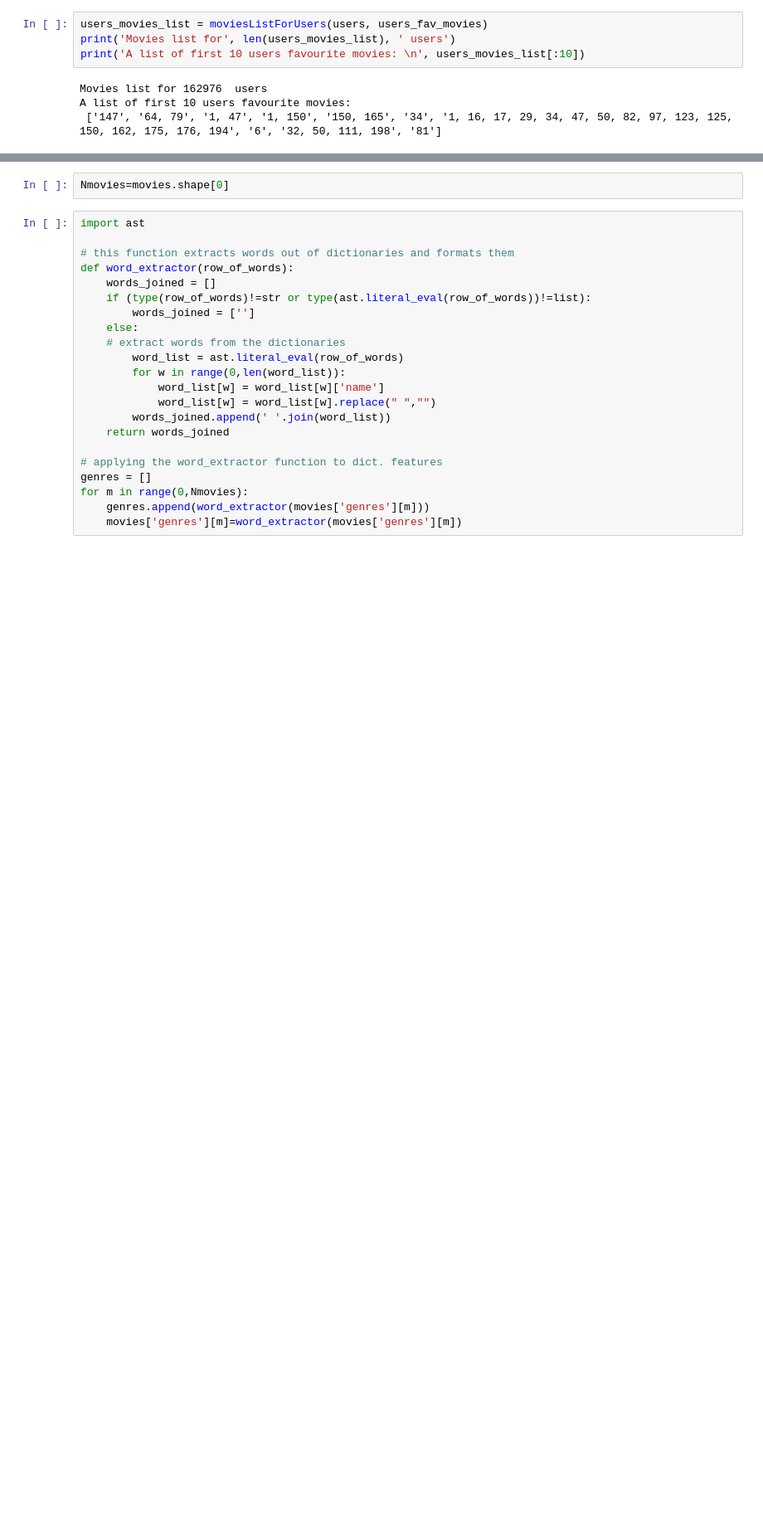
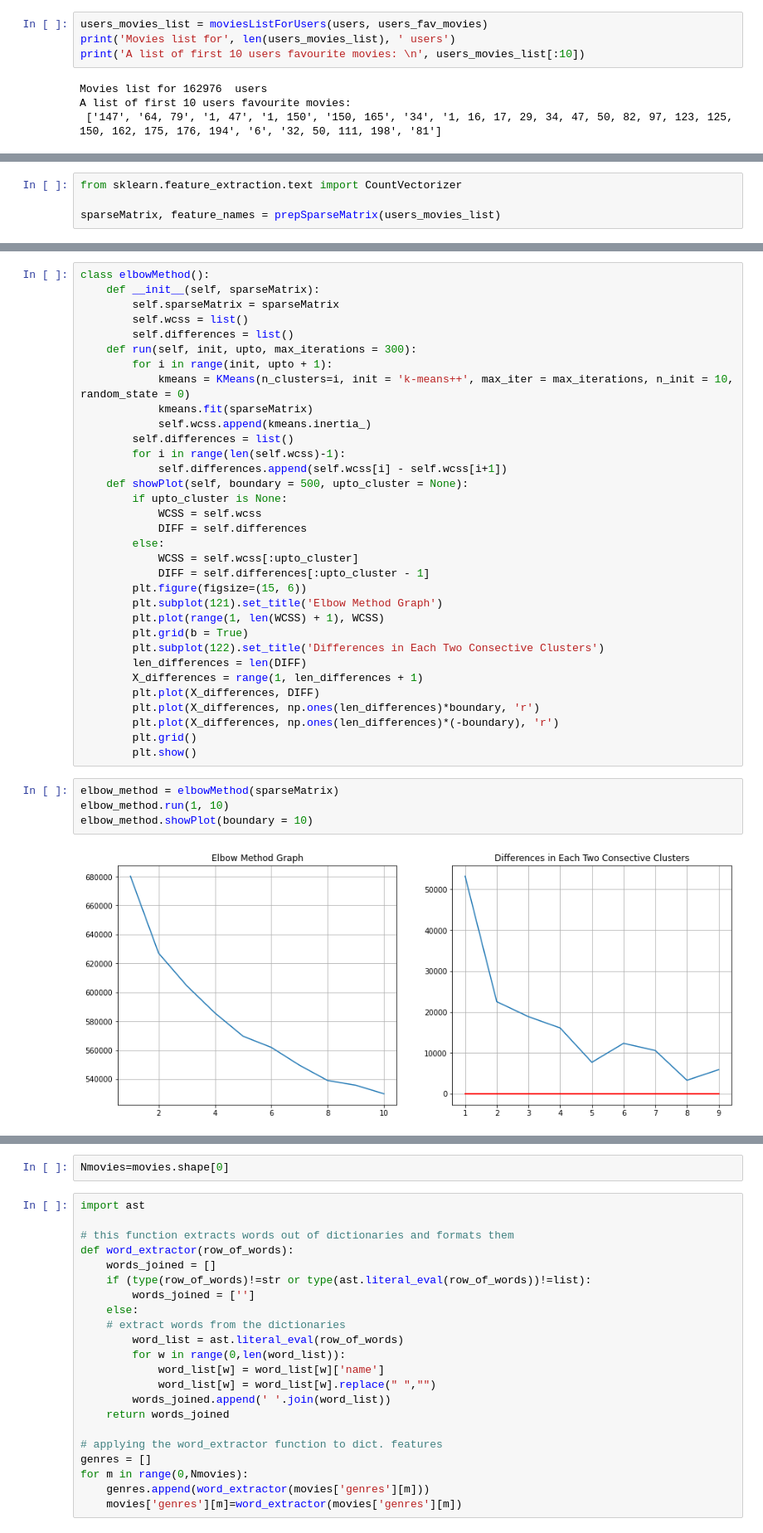
Before and after one commit to haidour18/Benchemarking-Recommender-systems-, a Jupyter notebook: Kmeans.ipynb, the cells around one changed output, grey strips where cells are left out. Shown at 83% size. Saved outputs shown, nothing was run; the diff lists cells and outputs as text; blank space fills up the shorter version.

```diff
--- a/Kmeans.ipynb
+++ b/Kmeans.ipynb
@@ -201,0 +210,4 @@ A list of first 10 users favourite movies:
+# %%
+from sklearn.feature_extraction.text import CountVectorizer
+
+sparseMatrix, feature_names = prepSparseMatrix(users_movies_list)
@@ -201,0 +260,39 @@ A list of first 10 users favourite movies:
+# %%
+class elbowMethod():
+    def __init__(self, sparseMatrix):
+        self.sparseMatrix = sparseMatrix
+        self.wcss = list()
+        self.differences = list()
+    def run(self, init, upto, max_iterations = 300):
+        for i in range(init, upto + 1):
+            kmeans = KMeans(n_clusters=i, init = 'k-means++', max_iter = max_iterations, n_init = 10, random_state = 0)
+            kmeans.fit(sparseMatrix)
+            self.wcss.append(kmeans.inertia_)
+        self.differences = list()
+        for i in range(len(self.wcss)-1):
+            self.differences.append(self.wcss[i] - self.wcss[i+1])
+    def showPlot(self, boundary = 500, upto_cluster = None):
+        if upto_cluster is None:
+            WCSS = self.wcss
+            DIFF = self.differences
+        else:
+            WCSS = self.wcss[:upto_cluster]
+            DIFF = self.differences[:upto_cluster - 1]
+        plt.figure(figsize=(15, 6))
+        plt.subplot(121).set_title('Elbow Method Graph')
+        plt.plot(range(1, len(WCSS) + 1), WCSS)
+        plt.grid(b = True)
+        plt.subplot(122).set_title('Differences in Each Two Consective Clusters')
+        len_differences = len(DIFF)
+        X_differences = range(1, len_differences + 1)
+        plt.plot(X_differences, DIFF)
+        plt.plot(X_differences, np.ones(len_differences)*boundary, 'r')
+        plt.plot(X_differences, np.ones(len_differences)*(-boundary), 'r')
+        plt.grid()
+        plt.show()
+# %%
+elbow_method = elbowMethod(sparseMatrix)
+elbow_method.run(1, 10)
+elbow_method.showPlot(boundary = 10)
+# %% [output]
+[figure, added]
```
Also changed, not shown: parts of 17 cells of this notebook.
